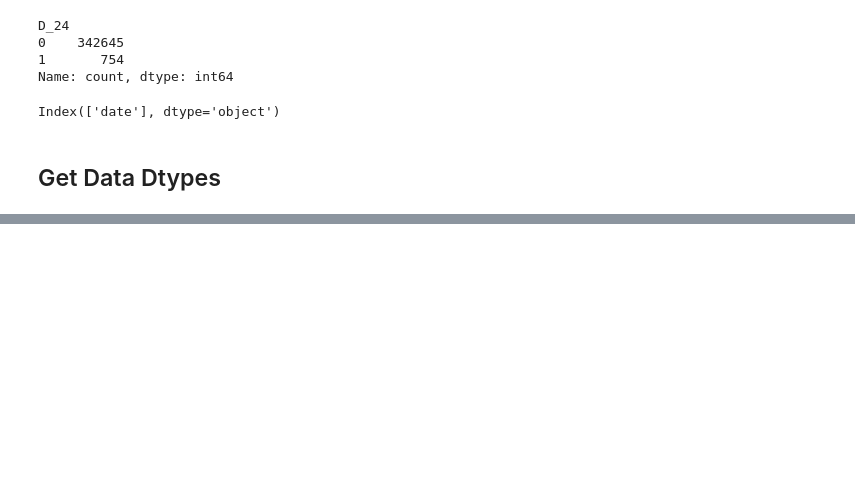
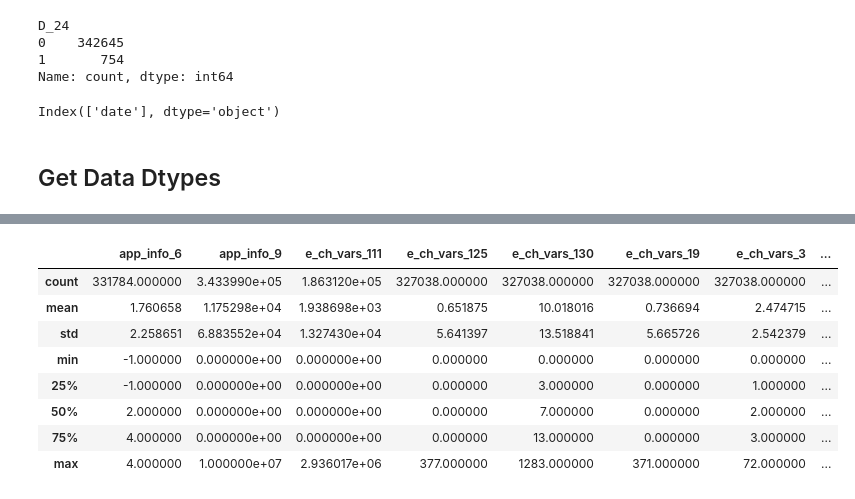
Before and after one commit to smeyanoff/kuberay-serving-system, a Jupyter notebook: notebooks/data.ipynb, the cells around one changed output, grey strips where cells are left out. Drawn from its saved outputs; the diff is of its cells as text; code cells hidden in the pictures; blank space fills up the shorter version.

```diff
--- a/notebooks/data.ipynb
+++ b/notebooks/data.ipynb
@@ -55,3 +55,5 @@ iterator = iter_dict(dtypes)
 # %%
 with open("./dtypes", "w") as file:
     file.writelines(iterator)
+# %%
+df_test = df.filter(['app_info_6', 'app_info_9', 'e_ch_vars_111', 'e_ch_vars_125', 'e_ch_vars_130', 'e_ch_vars_19', 'e_ch_vars_3', 'e_ch_vars_48', 'e_ch_vars_62', 'e_ch_vars_85', 'e_ch_vars_94', 'type'])
@@ -57,0 +82,12 @@ with open("./dtypes", "w") as file:
+# %%
+df_test.describe()
+# %% [output]
+|  | app_info_6 | app_info_9 | e_ch_vars_111 | e_ch_vars_125 | e_ch_vars_130 | e_ch_vars_19 | e_ch_vars_3 | ... |
+| count | 331784.000000 | 3.433990e+05 | 1.863120e+05 | 327038.000000 | 327038.000000 | 327038.000000 | 327038.000000 | ... |
+| mean | 1.760658 | 1.175298e+04 | 1.938698e+03 | 0.651875 | 10.018016 | 0.736694 | 2.474715 | ... |
+| std | 2.258651 | 6.883552e+04 | 1.327430e+04 | 5.641397 | 13.518841 | 5.665726 | 2.542379 | ... |
+| min | -1.000000 | 0.000000e+00 | 0.000000e+00 | 0.000000 | 0.000000 | 0.000000 | 0.000000 | ... |
+| 25% | -1.000000 | 0.000000e+00 | 0.000000e+00 | 0.000000 | 3.000000 | 0.000000 | 1.000000 | ... |
+| 50% | 2.000000 | 0.000000e+00 | 0.000000e+00 | 0.000000 | 7.000000 | 0.000000 | 2.000000 | ... |
+| 75% | 4.000000 | 0.000000e+00 | 0.000000e+00 | 0.000000 | 13.000000 | 0.000000 | 3.000000 | ... |
+| max | 4.000000 | 1.000000e+07 | 2.936017e+06 | 377.000000 | 1283.000000 | 371.000000 | 72.000000 | ... |
```
Also changed, not shown: parts of 4 cells of this notebook, 3 other files.
